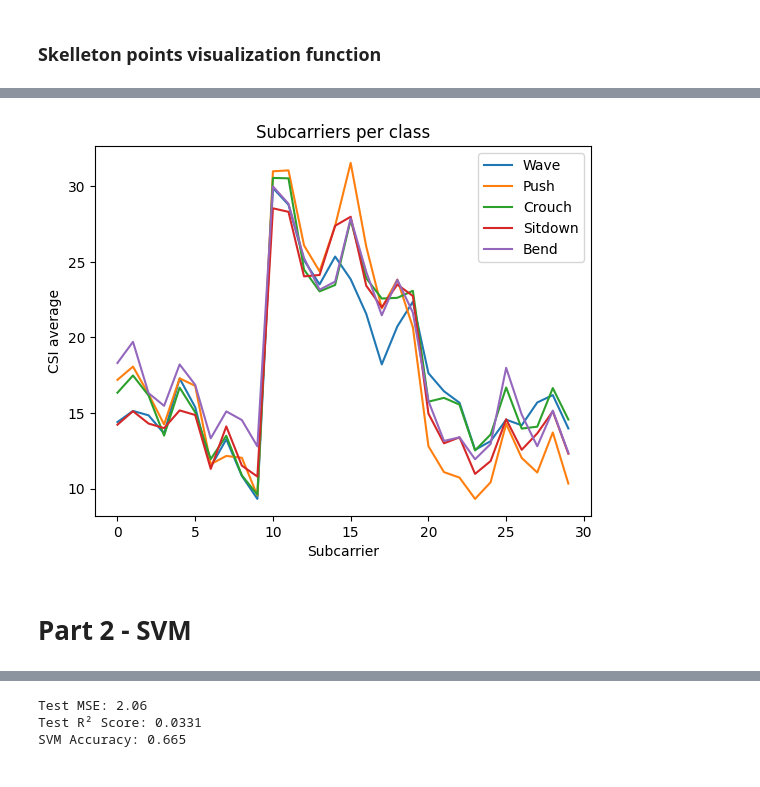
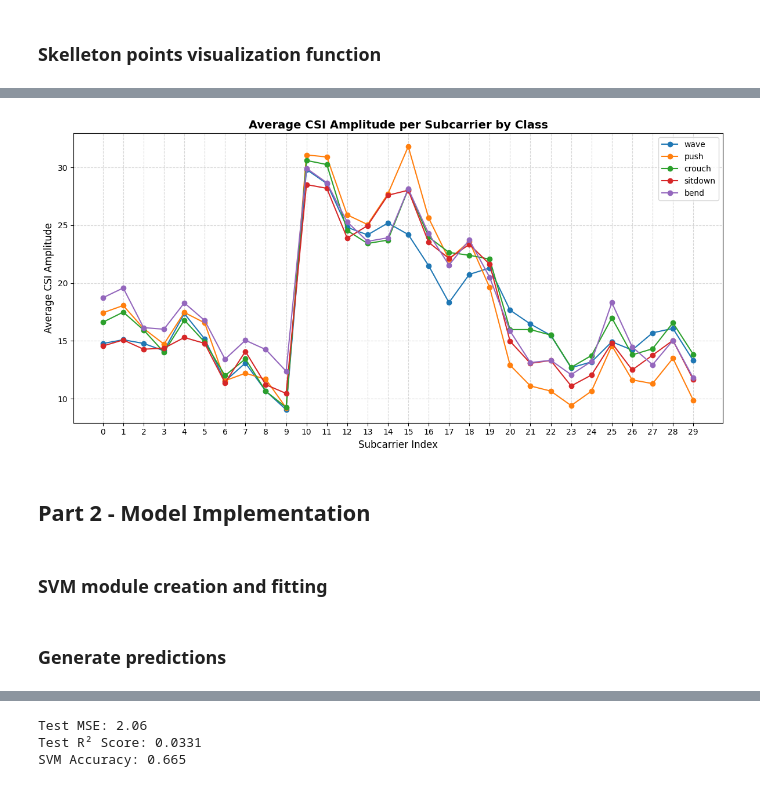
Before and after one commit to JavierGonzalezOtero02/Machine-Learning-for-networks, a Jupyter notebook: seminar2/Seminar_2(Revisar).ipynb, the cells around one changed output, grey strips where cells are left out. Drawn from its saved outputs; the diff is of its cells as text; code cells hidden in the pictures.

```diff
--- a/seminar2/Seminar_2(Revisar).ipynb
+++ b/seminar2/Seminar_2(Revisar).ipynb
@@ -90,13 +92,0 @@ x, y = SkelletonPoints(random_skelleton_coordinates, poses, train_labels)
-# %%
-# CSI average
-
-averages_samples = []
-for i in range(1000):
-  average_per_subcarrier = []
-  for j in range(30):
-    it=9*j
-    average_per_subcarrier.append(np.mean(dataframe.iloc[i][it:it+8]))
-  averages_samples.append(average_per_subcarrier)
-
-averages_samples_df = pd.DataFrame(averages_samples)
-averages_samples_df.head()
@@ -123,20 +139,0 @@ plt.show()
-# %%
-samples_class = pd.read_csv(file_path+train_labels, sep=r',', header=None)
-averages_per_class = []
-for i in range(5):
-  averages_per_class.append([])
-  for j in range(30):
-    averages_per_class[i].append([])
-
-for i in range(5):
-  for j in range(1000):
-    if samples_class.iloc[0][j] != i+1: continue
-    for k in range(30):
-      averages_per_class[i][k].append(averages_samples_df.iloc[j][k])
-
-for i in range(5):
-  for j in range(30):
-    averages_per_class[i][j] = np.mean(averages_per_class[i][j])
-
-averages_per_class_df = pd.DataFrame(averages_per_class)
-averages_per_class_df.head()
@@ -151,12 +139,0 @@ averages_per_class_df.head()
-# %%
-# Plot of the averages per subcarrier per class
-
-for i in range(5):
-  plt.plot(averages_per_class_df.iloc[i])
-plt.title("Subcarriers per class")
-plt.xlabel("Subcarrier")
-plt.ylabel("CSI average")
-plt.legend(["Wave", "Push", "Crouch", "Sitdown", "Bend"])
-plt.show()
-# %% [output]
-[figure, removed]
@@ -163,2 +190,8 @@ plt.show()
+# %%
+plot_classwise_csi_amplitude_distribution(train_features, train_labels, poses)
+# %% [output]
+[figure, added]
 # %% [markdown]
-# Part 2 - SVM
+## Part 2 - Model Implementation
+# %% [markdown]
+### SVM module creation and fitting
@@ -164,0 +228,2 @@ plt.show()
+# %% [markdown]
+### Generate predictions
```
Also changed, not shown: parts of 21 cells of this notebook.
